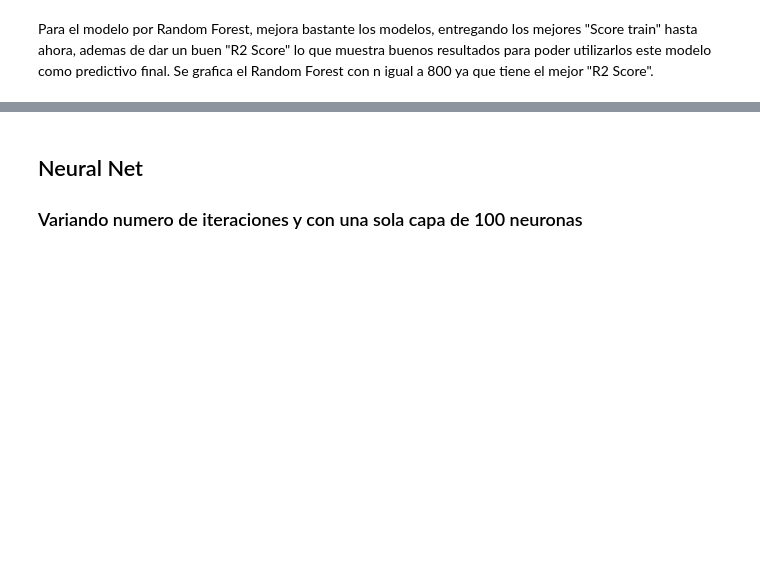
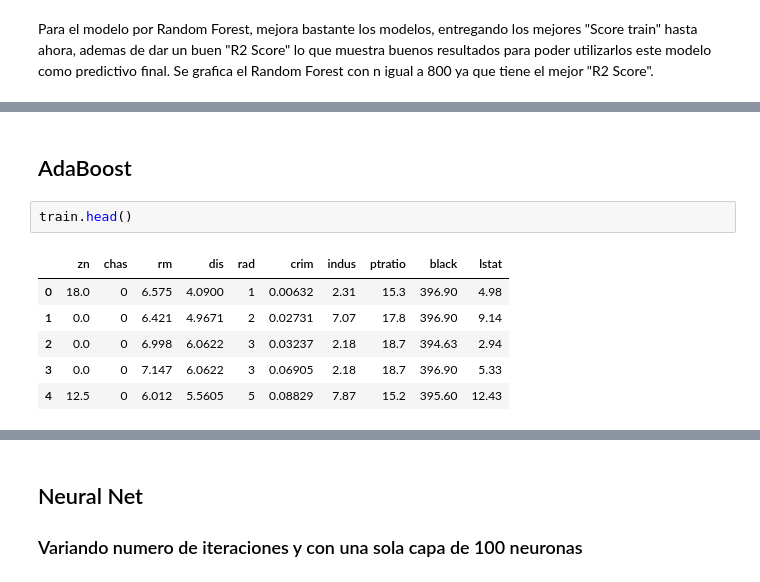
Before and after one commit to Maartin73/Data-Science-Advanced-Analytics, a Jupyter notebook: MartinR_CarranzaJ_Ejercicio_4.4.ipynb, the cells around one changed output, grey strips where cells are left out. Cells and saved outputs as stored; diff of their text form; blank space fills up the shorter version.

Commit message:
modelo de boosting añadido

```diff
--- a/MartinR_CarranzaJ_Ejercicio_4.4.ipynb
+++ b/MartinR_CarranzaJ_Ejercicio_4.4.ipynb
@@ -977,0 +1053,11 @@ plt.plot([p1,p2],[p1,p2],'r',linewidth=2)
+# %% [markdown]
+## AdaBoost
+# %%
+train.head()
+# %% [output]
+|  | zn | chas | rm | dis | rad | crim | indus | ptratio | black | lstat |
+| 0 | 18.0 | 0 | 6.575 | 4.0900 | 1 | 0.00632 | 2.31 | 15.3 | 396.90 | 4.98 |
+| 1 | 0.0 | 0 | 6.421 | 4.9671 | 2 | 0.02731 | 7.07 | 17.8 | 396.90 | 9.14 |
+| 2 | 0.0 | 0 | 6.998 | 6.0622 | 3 | 0.03237 | 2.18 | 18.7 | 394.63 | 2.94 |
+| 3 | 0.0 | 0 | 7.147 | 6.0622 | 3 | 0.06905 | 2.18 | 18.7 | 396.90 | 5.33 |
+| 4 | 12.5 | 0 | 6.012 | 5.5605 | 5 | 0.08829 | 7.87 | 15.2 | 395.60 | 12.43 |
```
Also changed, not shown: parts of 18 cells of this notebook.
